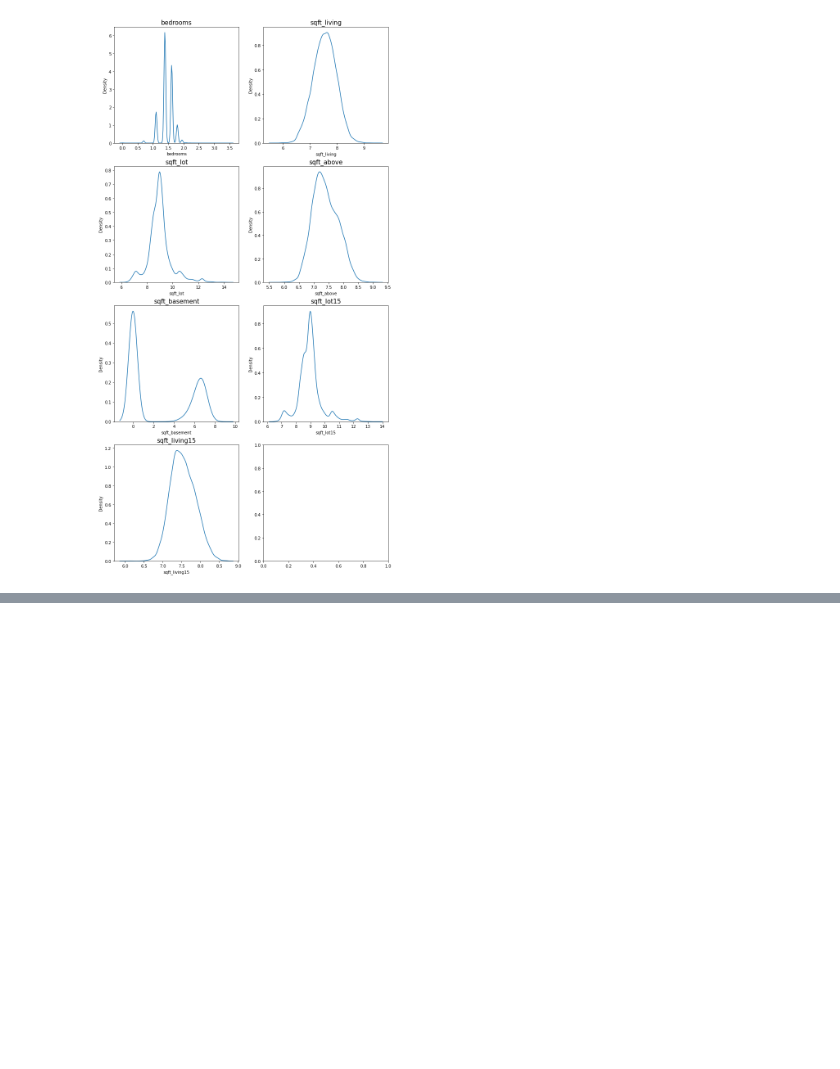
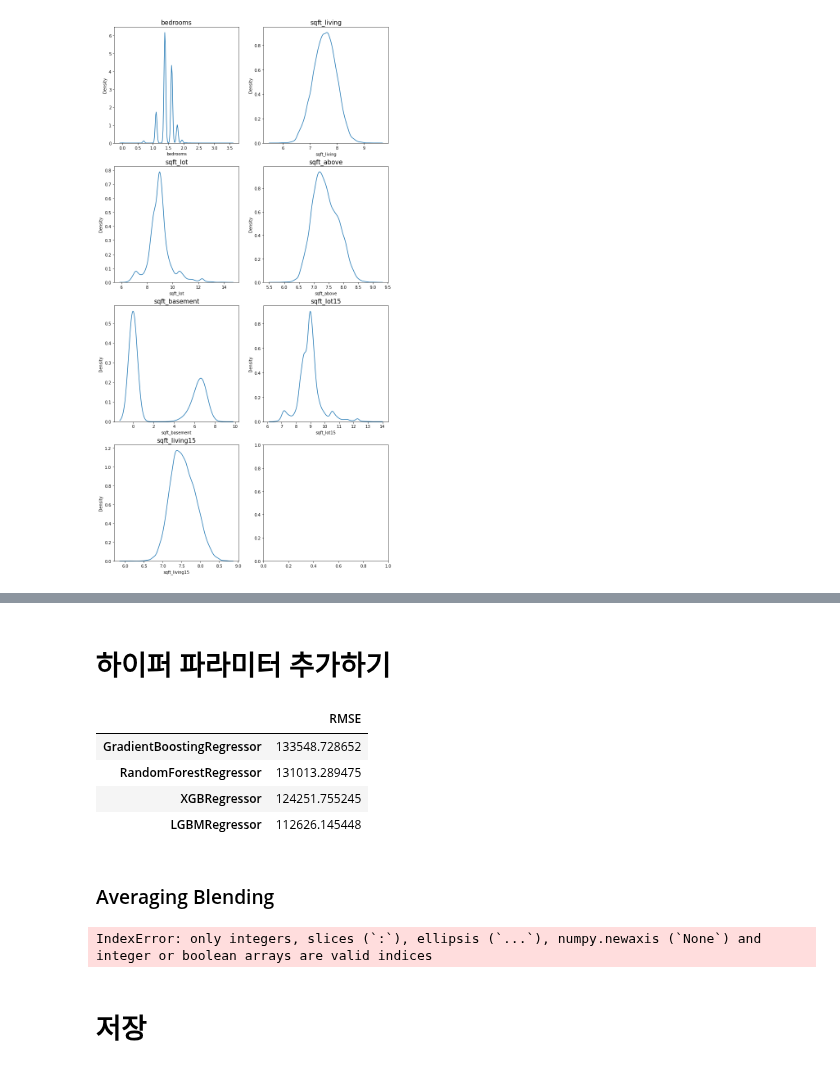
Before and after one commit to cowFarmer/AI_study, a Jupyter notebook: Exploration/E05_kaggle_house_price_prediction/E05_kaggle_house_price_prediction.ipynb, the cells around one changed output, grey strips where cells are left out. Saved outputs shown, nothing was run; the diff lists cells and outputs as text; code cells hidden in the pictures; blank space fills up the shorter version.

```diff
--- a/Exploration/E05_kaggle_house_price_prediction/E05_kaggle_house_price_prediction.ipynb
+++ b/Exploration/E05_kaggle_house_price_prediction/E05_kaggle_house_price_prediction.ipynb
@@ -612,0 +328,2 @@ save_submission(model, train, y, test, 'lgbm', rmsle='0.0168')
+# %% [markdown]
+# 하이퍼 파라미터 추가하기
@@ -612,0 +358,48 @@ save_submission(model, train, y, test, 'lgbm', rmsle='0.0168')
+# %%
+# get_scores 과정을 함수로 만들기
+def get_scores(models, train, y):
+    df = {}
+
+    for model in models:
+        # 각 모델 이름을 변수에 할당
+        model_name = model.__class__.__name__
+
+        # train, test으로 분리하고 random_state 고정
+        X_train, X_test, y_train, y_test = train_test_split(train, y, random_state=random_state, test_size=0.2)
+
+        # 모델 학습
+        model.fit(X_train, y_train)
+
+        # 예측
+        y_pred = model.predict(X_test)
+
+        # 예측 결과의 rmse값 저장
+        df[model_name] = rmse(y_test, y_pred)
+
+        # data frame에 저장
+        score_df = pd.DataFrame(df, index=['RMSE']).T.sort_values('RMSE', ascending=False)
+
+    return score_df
+
+get_scores(models, train, y)
+# %% [output]
+|  | RMSE |
+| GradientBoostingRegressor | 133548.728652 |
+| RandomForestRegressor | 131013.289475 |
+| XGBRegressor | 124251.755245 |
+| LGBMRegressor | 112626.145448 |
+# %% [markdown]
+### Averaging Blending
+# %%
+def AveragingBlending(models, train, y, test):
+    for m in models :
+        m['model'].fit(train.values, y)
+
+    predictions = np.column_stack([
+        m['model'].predict(test.values) for m in models
+    ])
+    return np.mean(predictions, axis=1)
+
+y_pred = AveragingBlending(models, train, y, test)
+# %% [output]
+IndexError: only integers, slices (`:`), ellipsis (`...`), numpy.newaxis (`None`) and integer or boolean arrays are valid indices
@@ -612,0 +413,2 @@ save_submission(model, train, y, test, 'lgbm', rmsle='0.0168')
+# %% [markdown]
+# 저장
```
Also changed, not shown: parts of 106 cells of this notebook, 5 other files.
